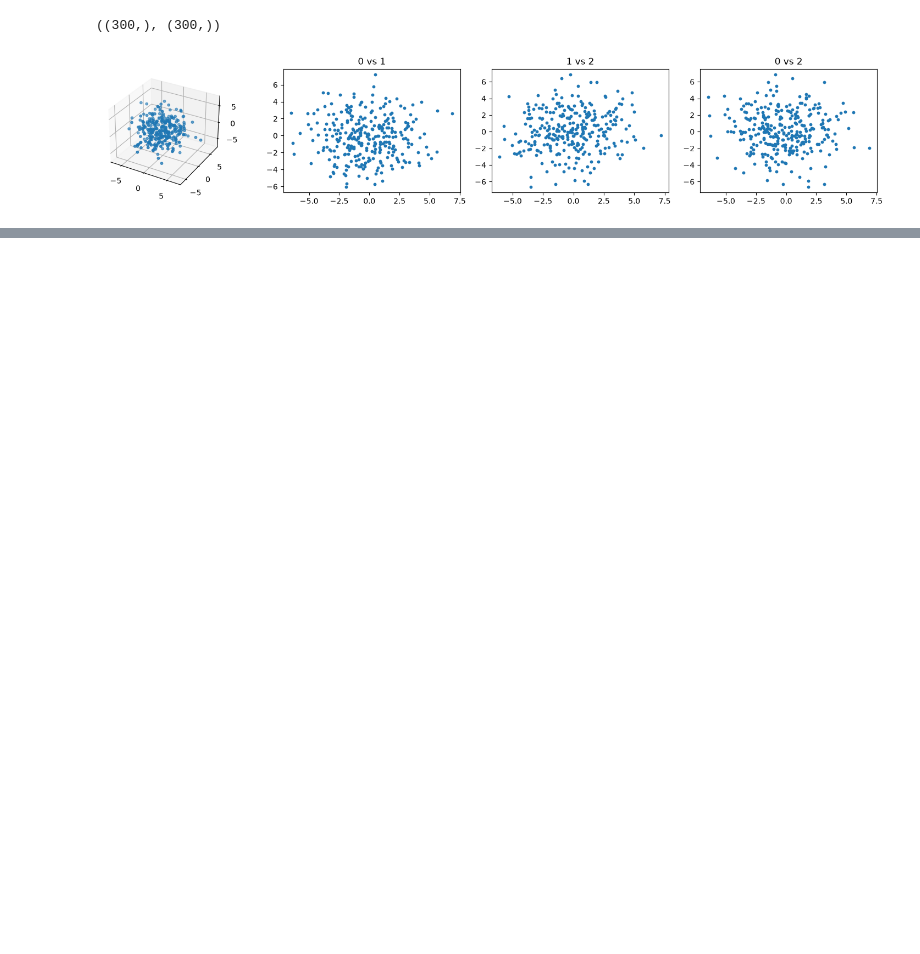
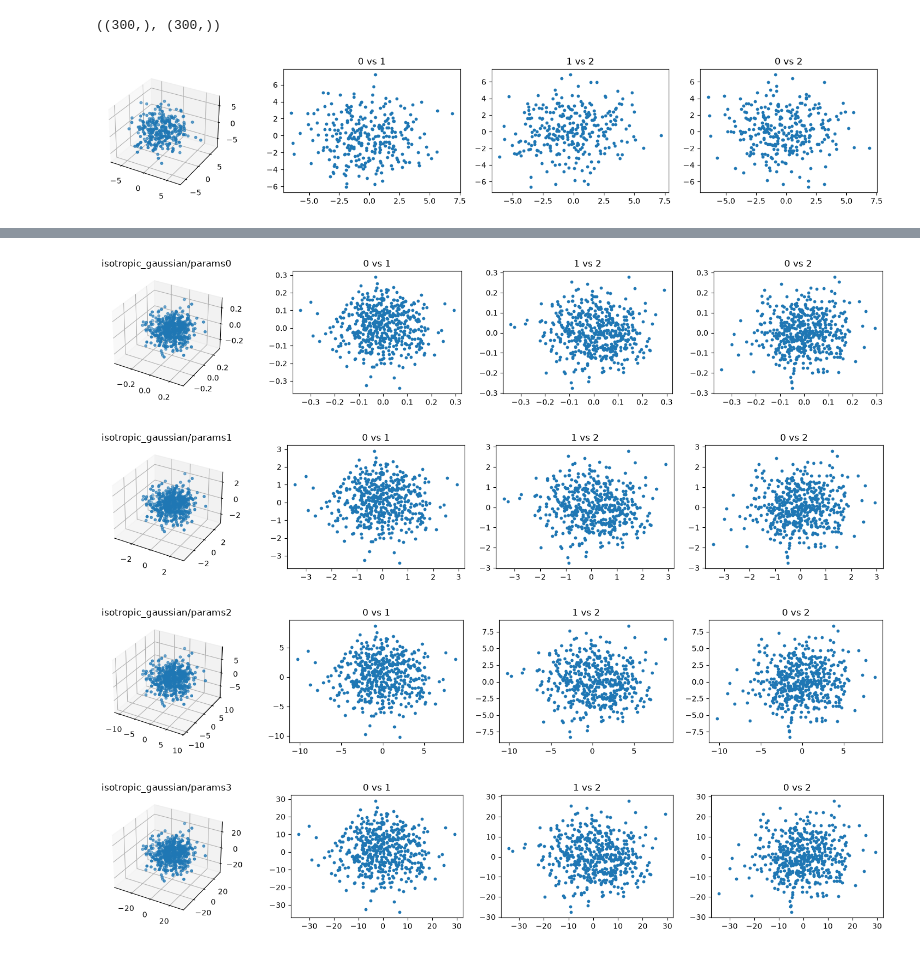
Before and after one commit to cosmicbhejafry/py-spoc, a Jupyter notebook: working_analyses/hjResearch_2025/data/simulated_data/data_simulation_code/gaussian_cloud_isotropic.ipynb, the cells around one changed output, grey strips where cells are left out. Drawn from its saved outputs; the diff is of its cells as text; code cells hidden in the pictures; blank space fills up the shorter version.

Commit message:
add docstrings to stats, mod saving func, correct manifest.csv, update isotropic datagen

```diff
--- a/working_analyses/hjResearch_2025/data/simulated_data/data_simulation_code/gaussian_cloud_isotropic.ipynb
+++ b/working_analyses/hjResearch_2025/data/simulated_data/data_simulation_code/gaussian_cloud_isotropic.ipynb
@@ -100,0 +103,8 @@ for n_samples, n_features in product(n_samples_lst, n_features_lst):
+# %%
+m = pd.read_csv("../all_data/manifest.csv")
+N = 1000
+P = 100
+seed=42
+generator = 'isotropic_gaussian'
+m = m[(m.n_rows == N) & (m.n_cols == P) & (m.seed == seed) & (m.generator == generator)]
+m
@@ -100,0 +117,13 @@ for n_samples, n_features in product(n_samples_lst, n_features_lst):
+# %%
+max_pts = 500
+for r in m.groupby(["generator", "params_id"]).head(1).itertuples():
+    X = np.load(Path('../all_data/')  / f"{r.dataset_id}.npy")
+    if len(X) > max_pts:
+        rng = np.random.default_rng(0)
+        X = X[rng.choice(len(X), max_pts, replace=False)]
+    plot_3d_scatters(X, f"{r.generator}/{r.params_id}")
+# %% [output]
+[figure, added]
+[figure, added]
+[figure, added]
+[figure, added]
```
Also changed, not shown: parts of 3 cells of this notebook, 7 other files.
